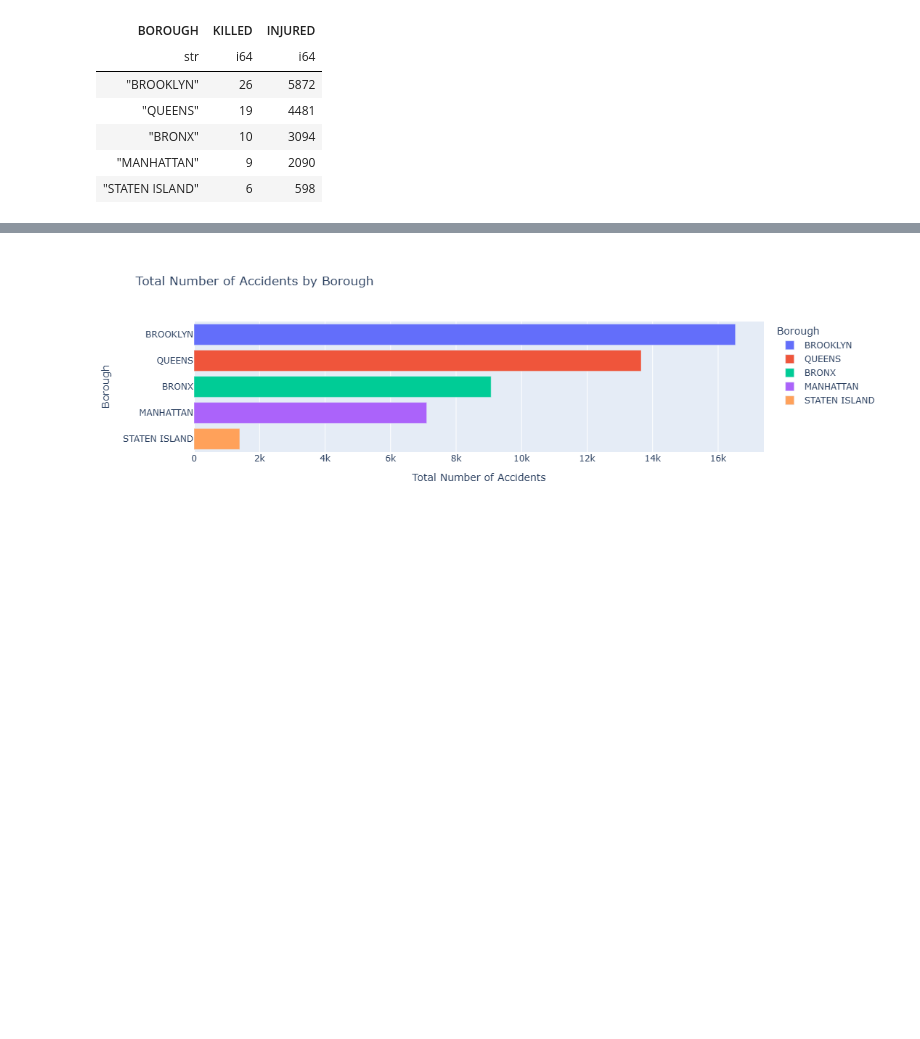
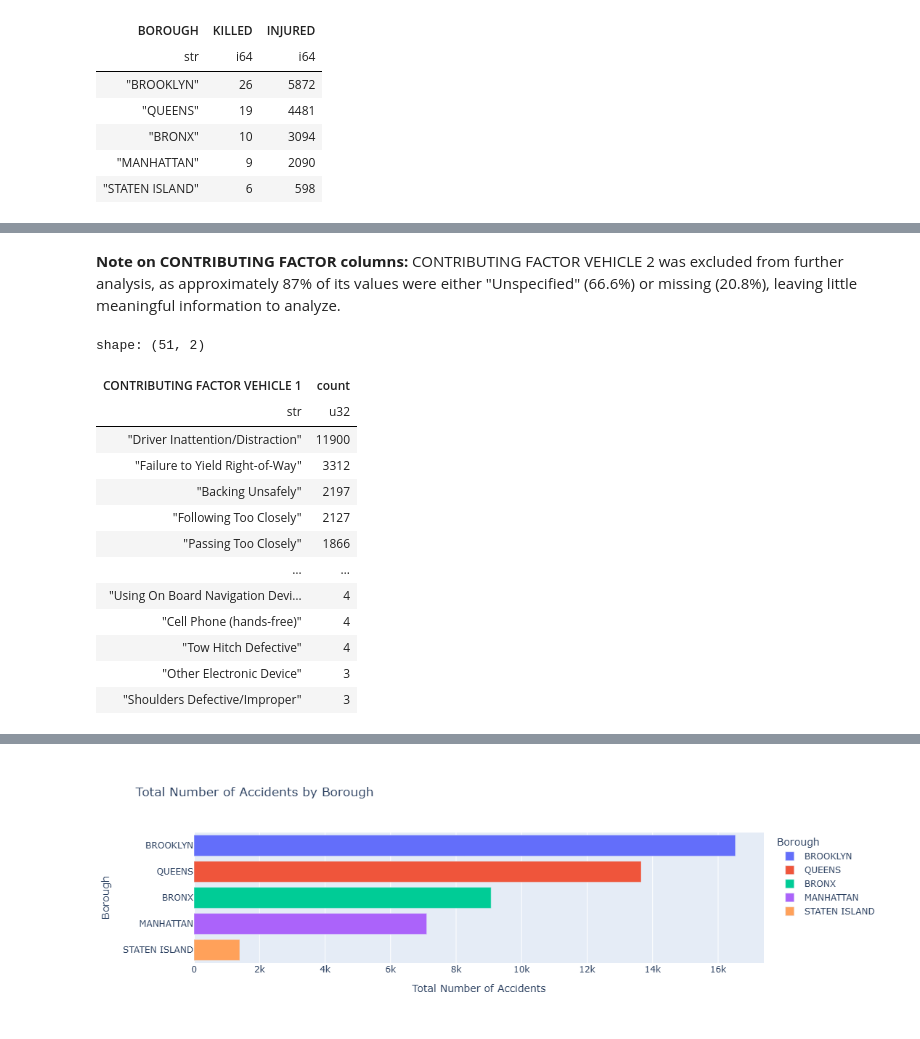
Before and after one commit to khanim-abdullayeva/CodeAlpha_Tasks, a Jupyter notebook: Task 2 - EDA/EDA.ipynb, the cells around one changed output, grey strips where cells are left out. Saved outputs shown, nothing was run; the diff lists cells and outputs as text; code cells hidden in the pictures; blank space fills up the shorter version.

```diff
--- a/Task 2 - EDA/EDA.ipynb
+++ b/Task 2 - EDA/EDA.ipynb
@@ -274,3 +292,30 @@ shape: (176, 2)
+# %% [markdown]
+**Note on CONTRIBUTING FACTOR columns:**
+CONTRIBUTING FACTOR VEHICLE 2 was excluded
+from further analysis, as approximately 87% of its values were either "Unspecified"
+(66.6%) or missing (20.8%), leaving little meaningful information to analyze.
+# %%
+factor1 = df.filter(
+    pl.col("CONTRIBUTING FACTOR VEHICLE 1") != "Unspecified"
+)["CONTRIBUTING FACTOR VEHICLE 1"].value_counts().sort("count", descending = True)
+factor1
+# Excluding "Unspecified", Driver Inattention/Distraction is by far the most common
+# known contributing factor for Vehicle 1, accounting for 11,900 crashes.
+# %% [output]
+shape: (51, 2)
+| CONTRIBUTING FACTOR VEHICLE 1 | count |
+| str | u32 |
+| "Driver Inattention/Distraction" | 11900 |
+| "Failure to Yield Right-of-Way" | 3312 |
+| "Backing Unsafely" | 2197 |
+| "Following Too Closely" | 2127 |
+| "Passing Too Closely" | 1866 |
+| … | … |
+| "Using On Board Navigation Devi… | 4 |
+| "Cell Phone (hands-free)" | 4 |
+| "Tow Hitch Defective" | 4 |
+| "Other Electronic Device" | 3 |
+| "Shoulders Defective/Improper" | 3 |
 # %%
 fig = px.line(
     line_chart,
```
Also changed, not shown: parts of 14 cells of this notebook, 1 other file.
